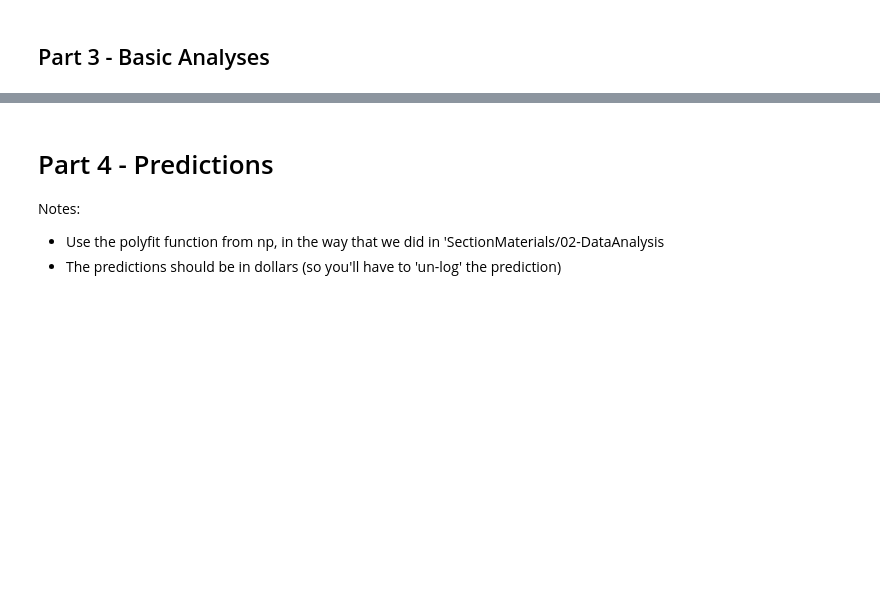
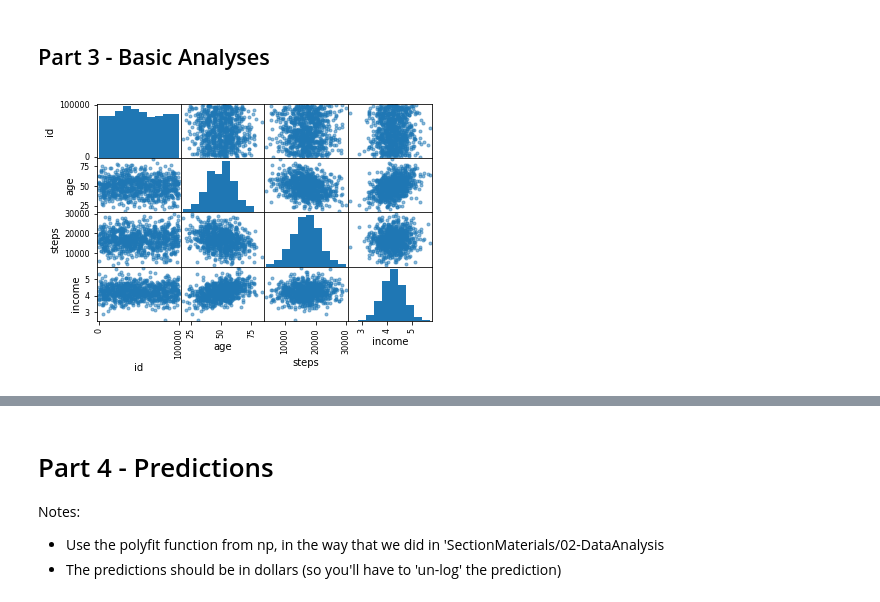
Before and after one commit to JeffreyZLee/Assignments, a Jupyter notebook: A2/A2_A12615927.ipynb, the cells around one changed output, grey strips where cells are left out. Drawn from its saved outputs; the diff is of its cells as text; code cells hidden in the pictures; blank space fills up the shorter version.

```diff
--- a/A2/A2_A12615927.ipynb
+++ b/A2/A2_A12615927.ipynb
@@ -160,7 +161,7 @@ YOUR ANSWER HERE
 # %%
 # 2k) Remove all rows where age is less than 18
 # YOUR CODE HERE
-raise NotImplementedError()
+df = df[df['age'] >= 18]
 # %%
 assert min(df['age']) >= 18
 # %% [markdown]
@@ -173,7 +174,9 @@ Next, we're going to remove all rows where the data for the steps column exceeds
 #    These will store our cut-off values: 3 std above and below the mean respectively.
 
 # YOUR CODE HERE
-raise NotImplementedError()
+std3 = (df['steps'].std()) * 3
+std_min = df['steps'].mean() - std3
+std_max = df['steps'].mean() + std3
 # %%
 assert(std3)
 assert(std_min)
@@ -182,7 +185,8 @@ assert(std_max)
 # 2m) Now use these values to remove any rows with steps data above or below these thresholds
 
 # YOUR CODE HERE
-raise NotImplementedError()
+df = df.drop(df[df['steps'] < std_min].index)
+df = df.drop(df[df['steps'] > std_max].index)
 # %%
 assert min(df['steps']) > 3446
 assert max(df['steps']) < 30594
@@ -204,6 +208,8 @@ assert corrs.shape == (4, 4)
 # %%
 # 3b) Plot the data using pandas scatter_matrix, saving it to output variable name 'fd'.
 # YOUR CODE HERE
-raise NotImplementedError()
+fd = pd.scatter_matrix(df[['id','age', 'steps','income']])
+# %% [output]
+[figure, added]
 # %%
 fd[0][0].axes.has_data()
```
Also changed, not shown: parts of 5 cells of this notebook.
